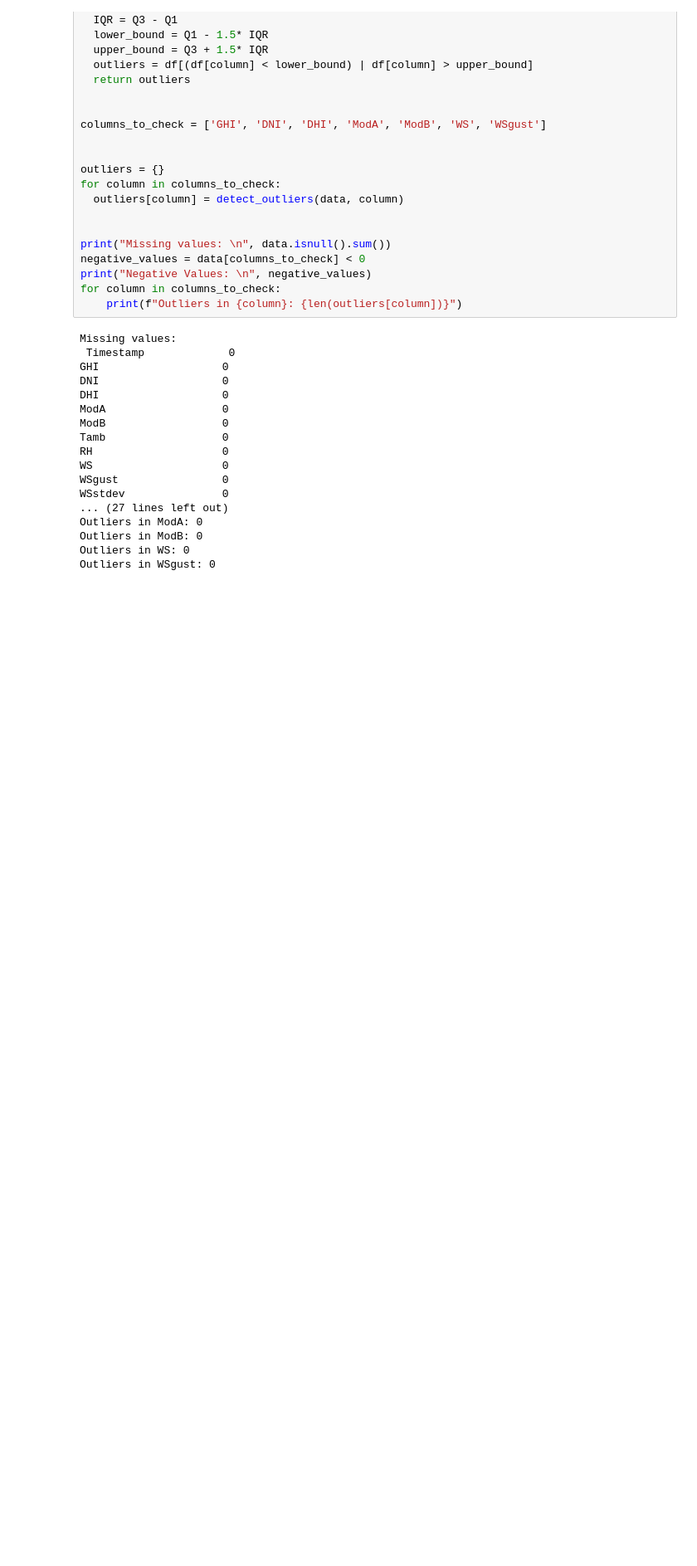
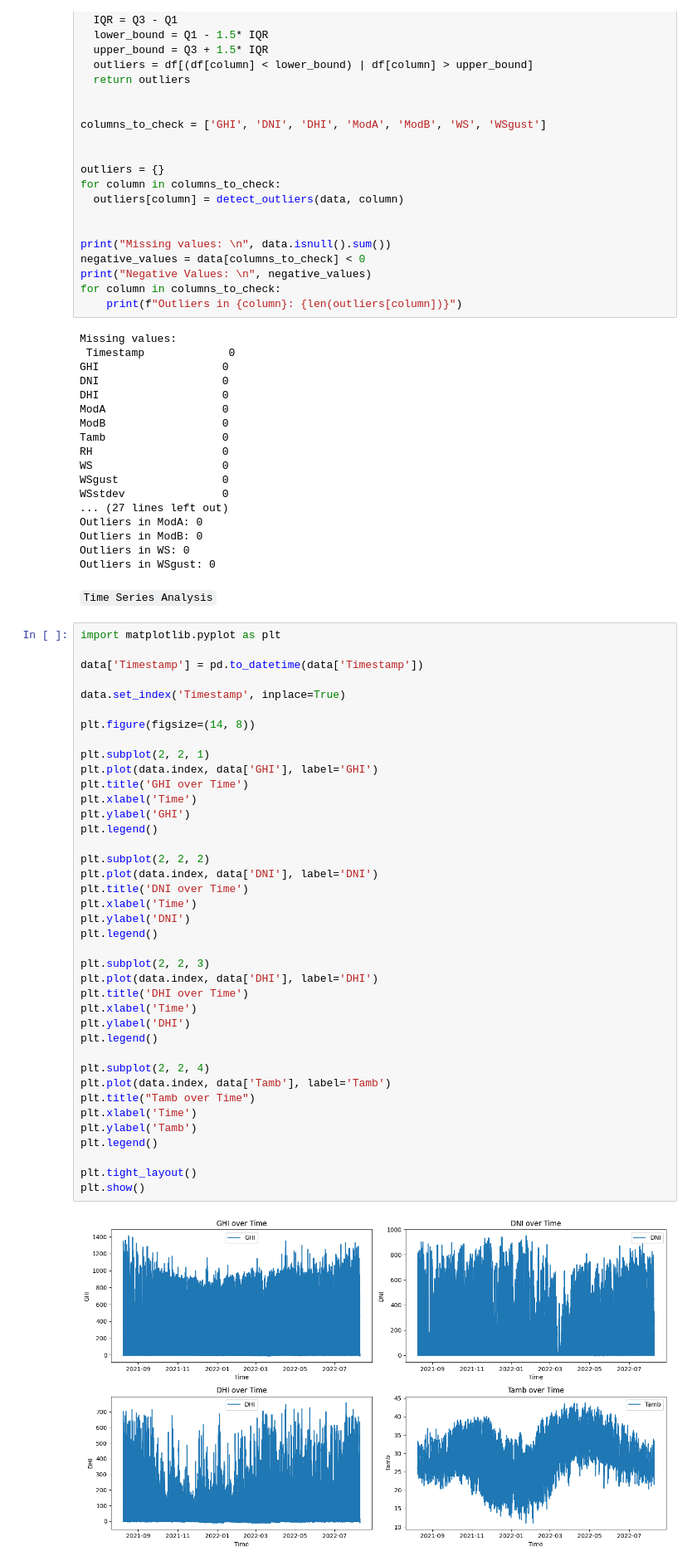
Before and after one commit to teddyhabtamu/Kifiya-AIM, a Jupyter notebook: notebooks/EDA_for_benin_malanville.ipynb.ipynb, the cells around one changed output. Shown at 83% size. Saved outputs shown, nothing was run; the diff lists cells and outputs as text; blank space fills up the shorter version.

Commit message:
perform Time Series Analysis

```diff
--- a/notebooks/EDA_for_benin_malanville.ipynb.ipynb
+++ b/notebooks/EDA_for_benin_malanville.ipynb.ipynb
@@ -77,3 +77,46 @@ Outliers in ModA: 0
 Outliers in ModB: 0
 Outliers in WS: 0
 Outliers in WSgust: 0
+# %% [markdown]
+`Time Series Analysis`
+# %%
+import matplotlib.pyplot as plt
+
+data['Timestamp'] = pd.to_datetime(data['Timestamp'])
+
+data.set_index('Timestamp', inplace=True)
+
+plt.figure(figsize=(14, 8))
+
+plt.subplot(2, 2, 1)
+plt.plot(data.index, data['GHI'], label='GHI')
+plt.title('GHI over Time')
+plt.xlabel('Time')
+plt.ylabel('GHI')
+plt.legend()
+
+plt.subplot(2, 2, 2)
+plt.plot(data.index, data['DNI'], label='DNI')
+plt.title('DNI over Time')
+plt.xlabel('Time')
+plt.ylabel('DNI')
+plt.legend()
+
+plt.subplot(2, 2, 3)
+plt.plot(data.index, data['DHI'], label='DHI')
+plt.title('DHI over Time')
+plt.xlabel('Time')
+plt.ylabel('DHI')
+plt.legend()
+
+plt.subplot(2, 2, 4)
+plt.plot(data.index, data['Tamb'], label='Tamb')
+plt.title("Tamb over Time")
+plt.xlabel('Time')
+plt.ylabel('Tamb')
+plt.legend()
+
+plt.tight_layout()
+plt.show()
+# %% [output]
+[figure, added]
```
